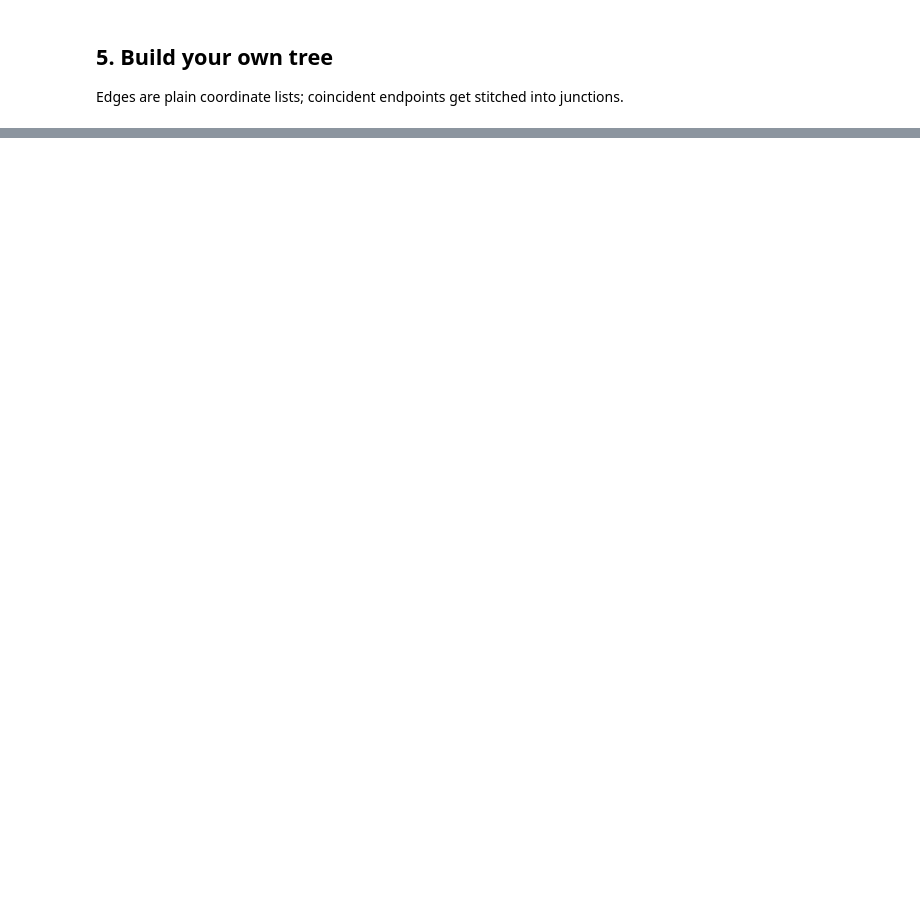
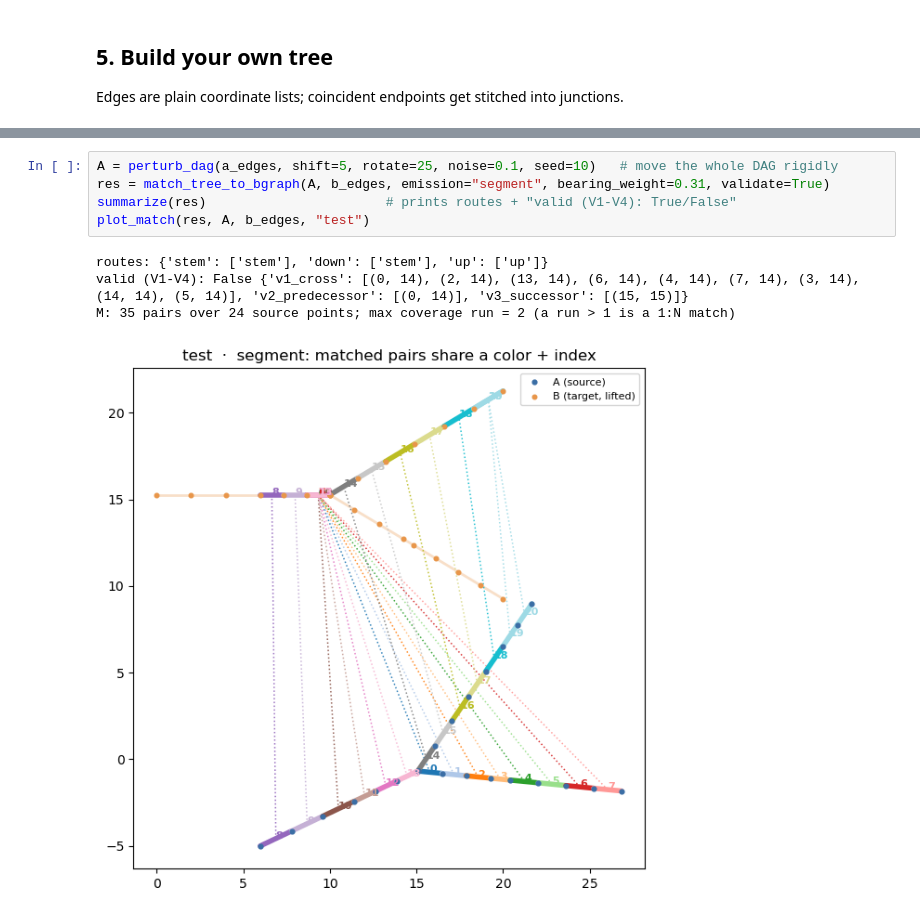
Before and after one commit to Khoshkhah/network-matching, a Jupyter notebook: notebooks/tree_dtw_playground.ipynb, the cells around one changed output, grey strips where cells are left out. Drawn from its saved outputs; the diff is of its cells as text; blank space fills up the shorter version.

```diff
--- a/notebooks/tree_dtw_playground.ipynb
+++ b/notebooks/tree_dtw_playground.ipynb
@@ -123,0 +158,10 @@ M: 31 pairs over 29 source points; max coverage run = 2 (a run > 1 is a 1:N matc
+# %%
+A = perturb_dag(a_edges, shift=5, rotate=25, noise=0.1, seed=10)   # move the whole DAG rigidly
+res = match_tree_to_bgraph(A, b_edges, emission="segment", bearing_weight=0.31, validate=True)
+summarize(res)                       # prints routes + "valid (V1-V4): True/False"
+plot_match(res, A, b_edges, "test")
+# %% [output]
+routes: {'stem': ['stem'], 'down': ['stem'], 'up': ['up']}
+valid (V1-V4): False {'v1_cross': [(0, 14), (2, 14), (13, 14), (6, 14), (4, 14), (7, 14), (3, 14), (14, 14), (5, 14)], 'v2_predecessor': [(0, 14)], 'v3_successor': [(15, 15)]}
+M: 35 pairs over 24 source points; max coverage run = 2 (a run > 1 is a 1:N match)
+[figure, added]
```
Also changed, not shown: parts of 9 cells of this notebook, 8 other files.
